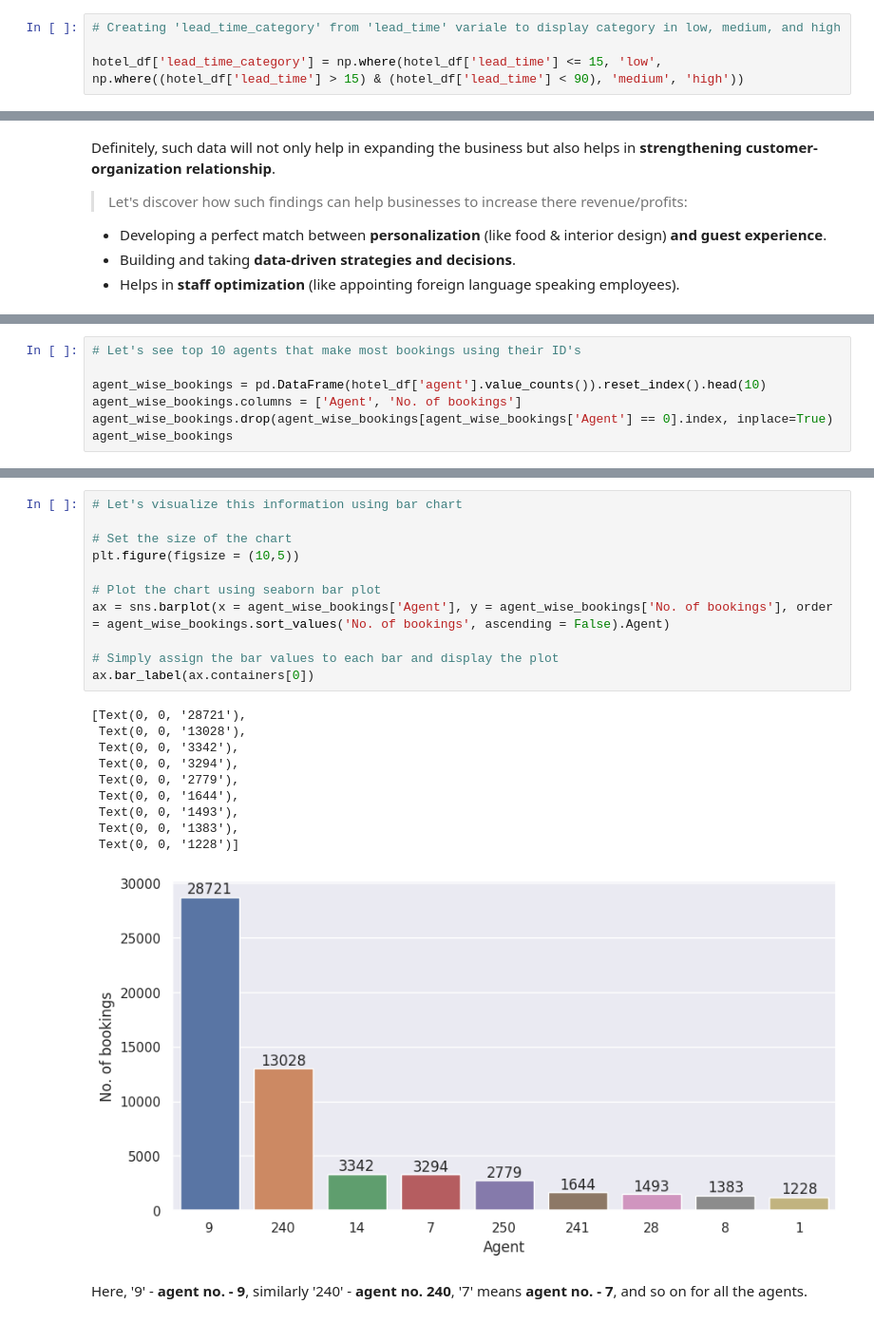
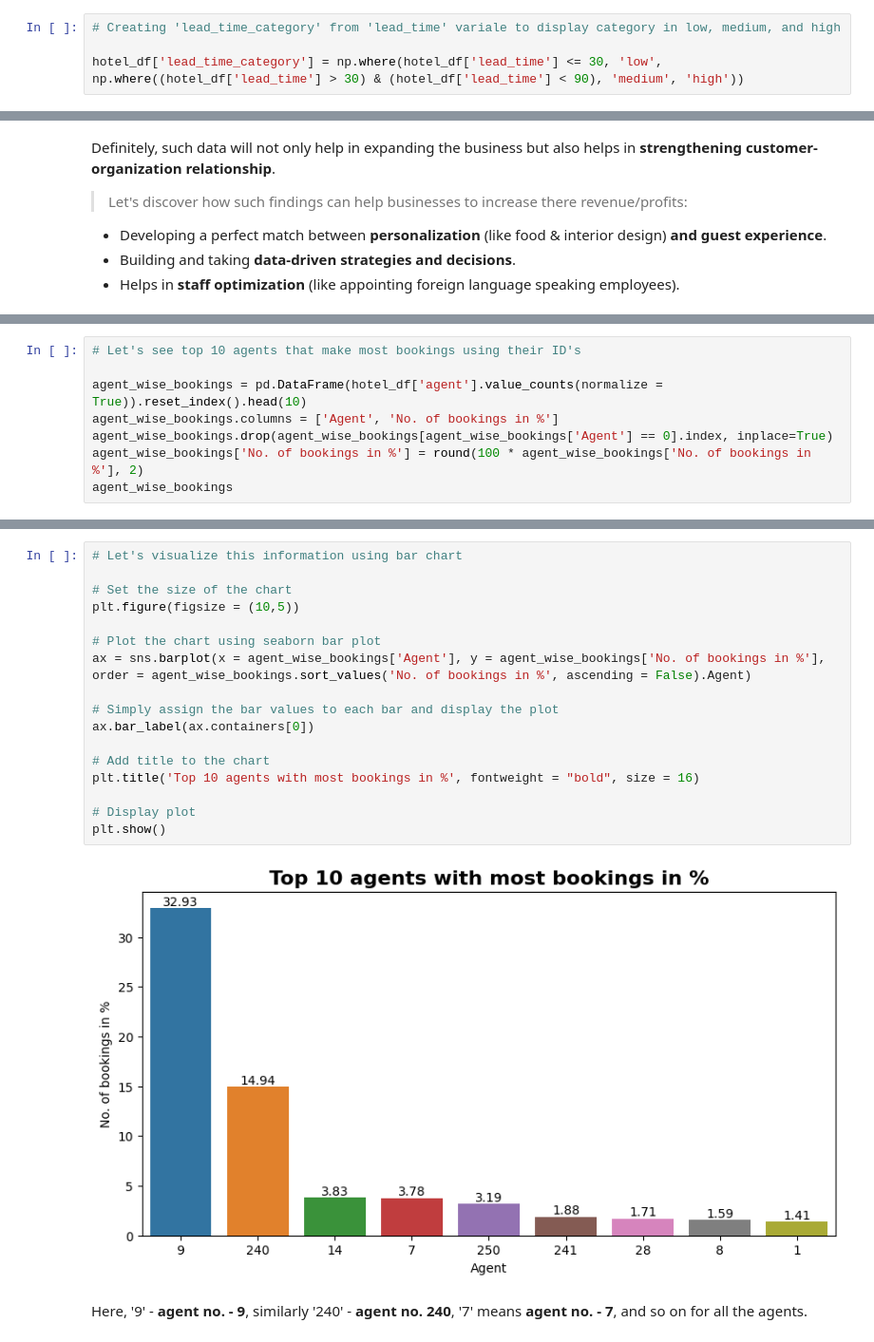
Before and after one commit to gautamdhanrajnemmaniwar/Hotel_Booking_Analysis_EDA, a Jupyter notebook: Hotel_Booking_Analysis_(EDA).ipynb, the cells around one changed output, grey strips where cells are left out. Shown at 95% size. Cells and saved outputs as stored; diff of their text form.

```diff
--- a/Hotel_Booking_Analysis_(EDA).ipynb
+++ b/Hotel_Booking_Analysis_(EDA).ipynb
@@ -577,7 +577,7 @@ hotel_df['guest_category'] = np.where(hotel_df['total_members'] == 1, 'single',
 # %%
 # Creating 'lead_time_category' from 'lead_time' variale to display category in low, medium, and high
 
-hotel_df['lead_time_category'] = np.where(hotel_df['lead_time'] <= 15, 'low', np.where((hotel_df['lead_time'] > 15) & (hotel_df['lead_time'] < 90), 'medium', 'high'))
+hotel_df['lead_time_category'] = np.where(hotel_df['lead_time'] <= 30, 'low', np.where((hotel_df['lead_time'] > 30) & (hotel_df['lead_time'] < 90), 'medium', 'high'))
 # %%
 # Create a new column 'arrival_date' by merging columns 'arrival_date_day_of_month', 'arrival_date_month' & 'arrival_date_year'
 # And change the 'arrival_date' column to date-time standard
@@ -779,8 +768,9 @@ Definitely, such data will not only help in expanding the business but also help
 # %%
 # Let's see top 10 agents that make most bookings using their ID's
 
-agent_wise_bookings = pd.DataFrame(hotel_df['agent'].value_counts()).reset_index().head(10)
-agent_wise_bookings.columns = ['Agent', 'No. of bookings']
+agent_wise_bookings = pd.DataFrame(hotel_df['agent'].value_counts(normalize = True)).reset_index().head(10)
+agent_wise_bookings.columns = ['Agent', 'No. of bookings in %']
 agent_wise_bookings.drop(agent_wise_bookings[agent_wise_bookings['Agent'] == 0].index, inplace=True)
+agent_wise_bookings['No. of bookings in %'] = round(100 * agent_wise_bookings['No. of bookings in %'], 2)
 agent_wise_bookings
 # %% [output]
@@ -797,25 +787,22 @@ agent_wise_bookings
 # %%
 # Let's visualize this information using bar chart
 
 # Set the size of the chart
 plt.figure(figsize = (10,5))
 
 # Plot the chart using seaborn bar plot
-ax = sns.barplot(x = agent_wise_bookings['Agent'], y = agent_wise_bookings['No. of bookings'], order = agent_wise_bookings.sort_values('No. of bookings', ascending = False).Agent)
+ax = sns.barplot(x = agent_wise_bookings['Agent'], y = agent_wise_bookings['No. of bookings in %'], order = agent_wise_bookings.sort_values('No. of bookings in %', ascending = False).Agent)
 
 # Simply assign the bar values to each bar and display the plot
 ax.bar_label(ax.containers[0])
+
+# Add title to the chart
+plt.title('Top 10 agents with most bookings in %', fontweight = "bold", size = 16)
+
+# Display plot
+plt.show()
 # %% [output]
-[Text(0, 0, '28721'),
- Text(0, 0, '13028'),
- Text(0, 0, '3342'),
- Text(0, 0, '3294'),
- Text(0, 0, '2779'),
- Text(0, 0, '1644'),
- Text(0, 0, '1493'),
- Text(0, 0, '1383'),
- Text(0, 0, '1228')]
-[figure, old version]
+[figure, new version]
 # %% [markdown]
 Here, '9' - **agent no. - 9**, similarly '240' - **agent no. 240**, '7' means **agent no. - 7**, and so on for all the agents.
 # %% [markdown]
```
Also changed, not shown: parts of 174 cells of this notebook.
